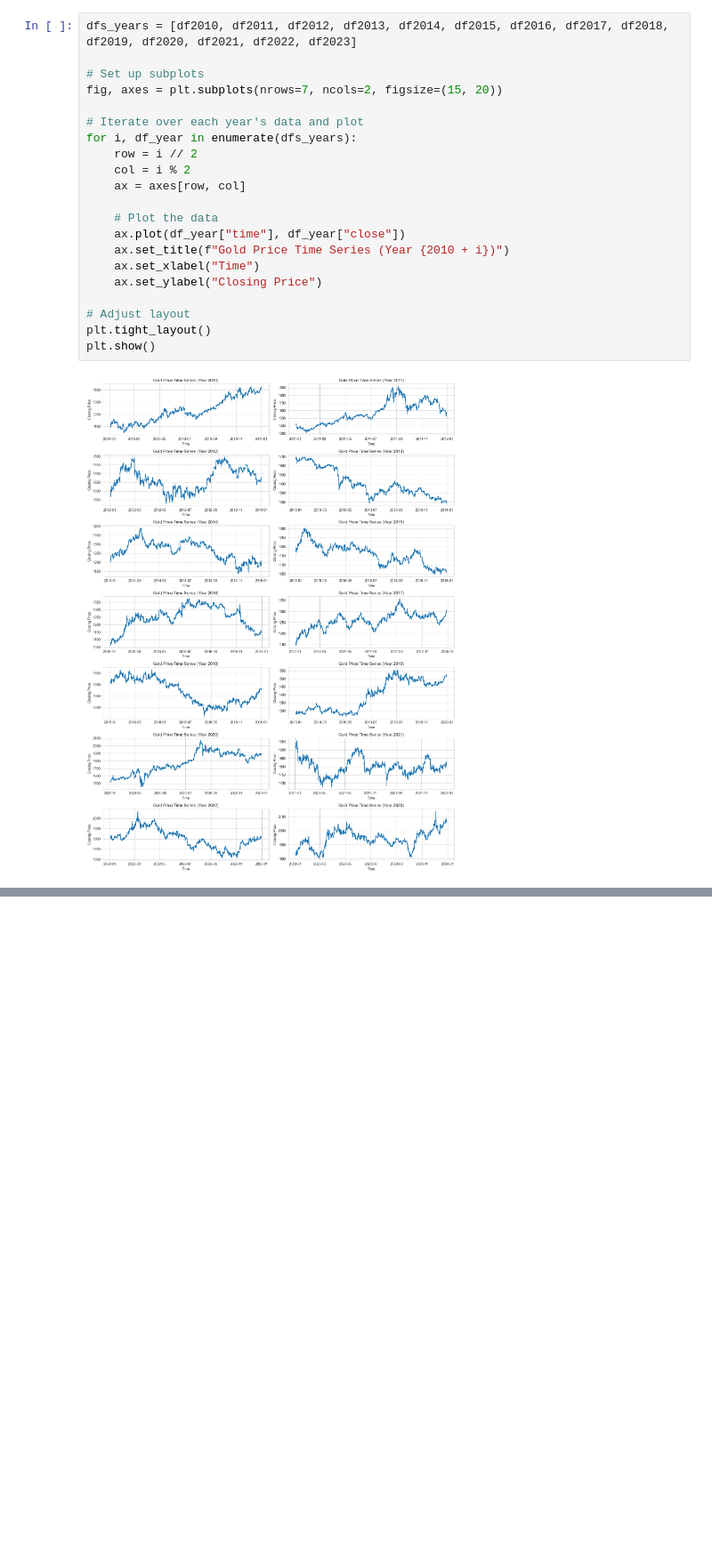
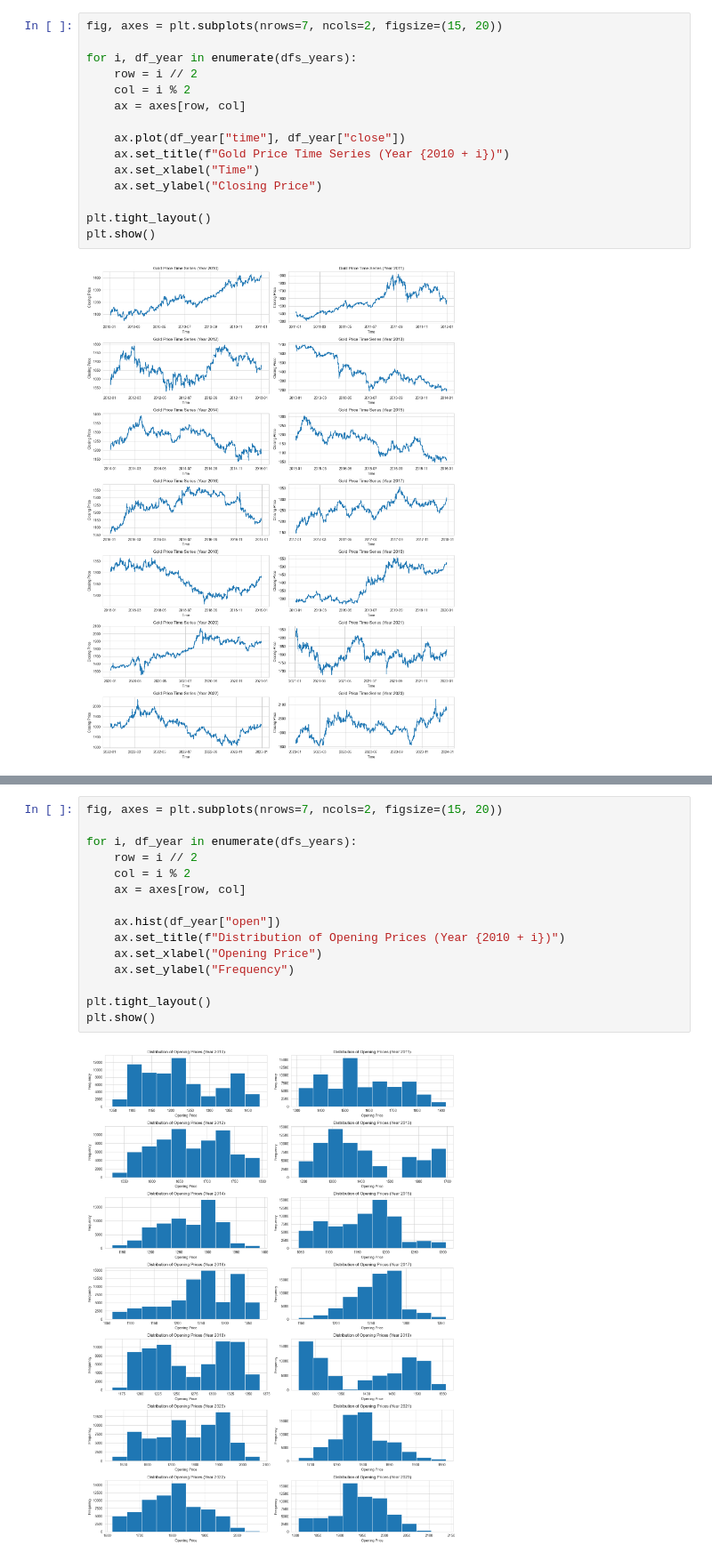
Before and after one commit to Tanay-Dwivedi/Gold-Price-Data-Analysis, a Jupyter notebook: gold_price_data_analysis.ipynb, the cells around one changed output, grey strips where cells are left out. Shown at 89% size. Saved outputs shown, nothing was run; the diff lists cells and outputs as text; blank space fills up the shorter version.

Commit message:
Gold Price Data Analysis

```diff
--- a/gold_price_data_analysis.ipynb
+++ b/gold_price_data_analysis.ipynb
@@ -420,22 +414,16 @@ plt.show()
 # %%
-dfs_years = [df2010, df2011, df2012, df2013, df2014, df2015, df2016, df2017, df2018, df2019, df2020, df2021, df2022, df2023]
-
-# Set up subplots
 fig, axes = plt.subplots(nrows=7, ncols=2, figsize=(15, 20))
 
-# Iterate over each year's data and plot
 for i, df_year in enumerate(dfs_years):
     row = i // 2
     col = i % 2
     ax = axes[row, col]
 
-    # Plot the data
     ax.plot(df_year["time"], df_year["close"])
     ax.set_title(f"Gold Price Time Series (Year {2010 + i})")
     ax.set_xlabel("Time")
     ax.set_ylabel("Closing Price")
 
-# Adjust layout
 plt.tight_layout()
 plt.show()
 # %% [output]
@@ -442,0 +433,17 @@ plt.show()
+# %%
+fig, axes = plt.subplots(nrows=7, ncols=2, figsize=(15, 20))
+
+for i, df_year in enumerate(dfs_years):
+    row = i // 2
+    col = i % 2
+    ax = axes[row, col]
+
+    ax.hist(df_year["open"])
+    ax.set_title(f"Distribution of Opening Prices (Year {2010 + i})")
+    ax.set_xlabel("Opening Price")
+    ax.set_ylabel("Frequency")
+
+plt.tight_layout()
+plt.show()
+# %% [output]
+[figure, added]
```
Also changed, not shown: parts of 3 cells of this notebook.
